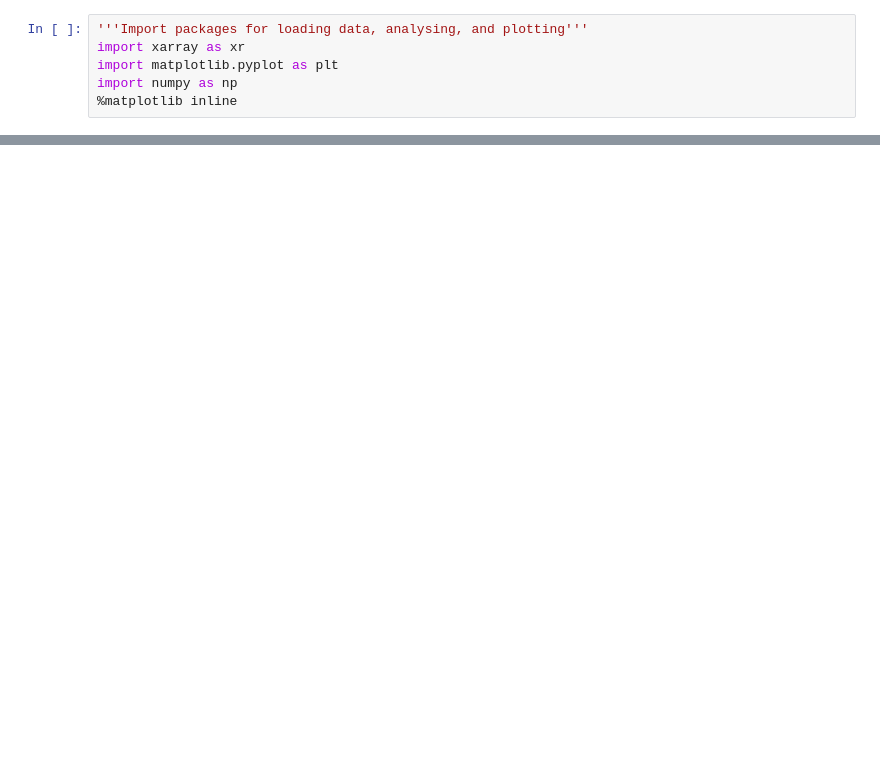
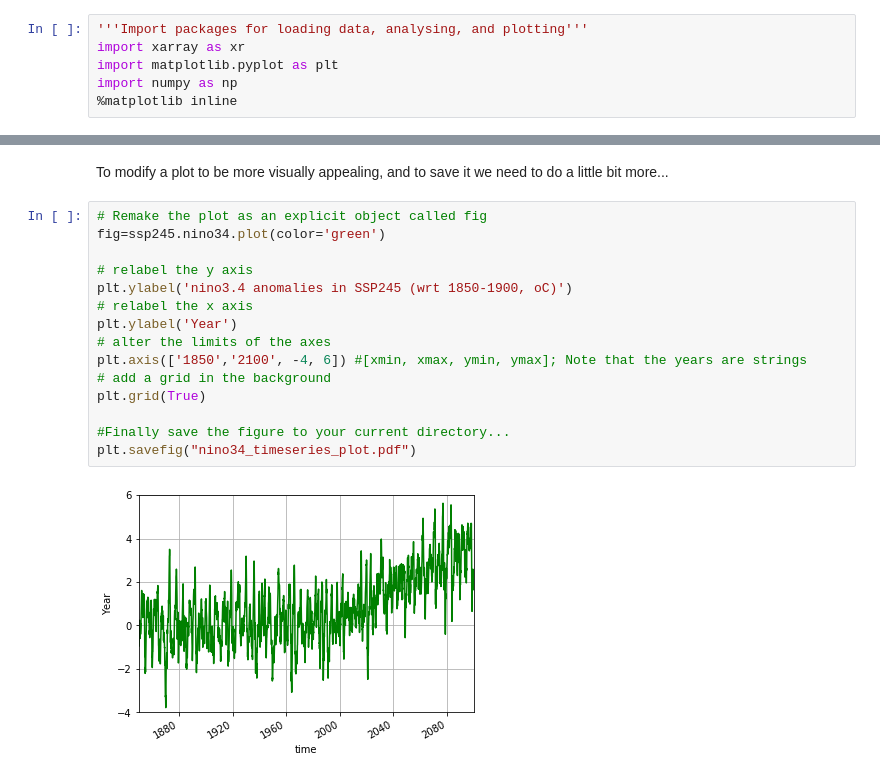
Before and after one commit to chrisbrierley/geog0121, a Jupyter notebook: practicals/UKESM1_in_Python/time_series_plot_examples.ipynb, the cells around one changed output, grey strips where cells are left out. Drawn from its saved outputs; the diff is of its cells as text; blank space fills up the shorter version.

```diff
--- a/practicals/UKESM1_in_Python/time_series_plot_examples.ipynb
+++ b/practicals/UKESM1_in_Python/time_series_plot_examples.ipynb
@@ -543,0 +60,19 @@ d.close()
+# %% [markdown]
+To modify a plot to be more visually appealing, and to save it we need to do a little bit more...
+# %%
+# Remake the plot as an explicit object called fig
+fig=ssp245.nino34.plot(color='green')
+
+# relabel the y axis
+plt.ylabel('nino3.4 anomalies in SSP245 (wrt 1850-1900, oC)')
+# relabel the x axis
+plt.ylabel('Year')
+# alter the limits of the axes
+plt.axis(['1850','2100', -4, 6]) #[xmin, xmax, ymin, ymax]; Note that the years are strings
+# add a grid in the background
+plt.grid(True)
+
+#Finally save the figure to your current directory...
+plt.savefig("nino34_timeseries_plot.pdf")
+# %% [output]
+[figure, added]
```
Also changed, not shown: parts of 70 cells of this notebook, 1 other file.
